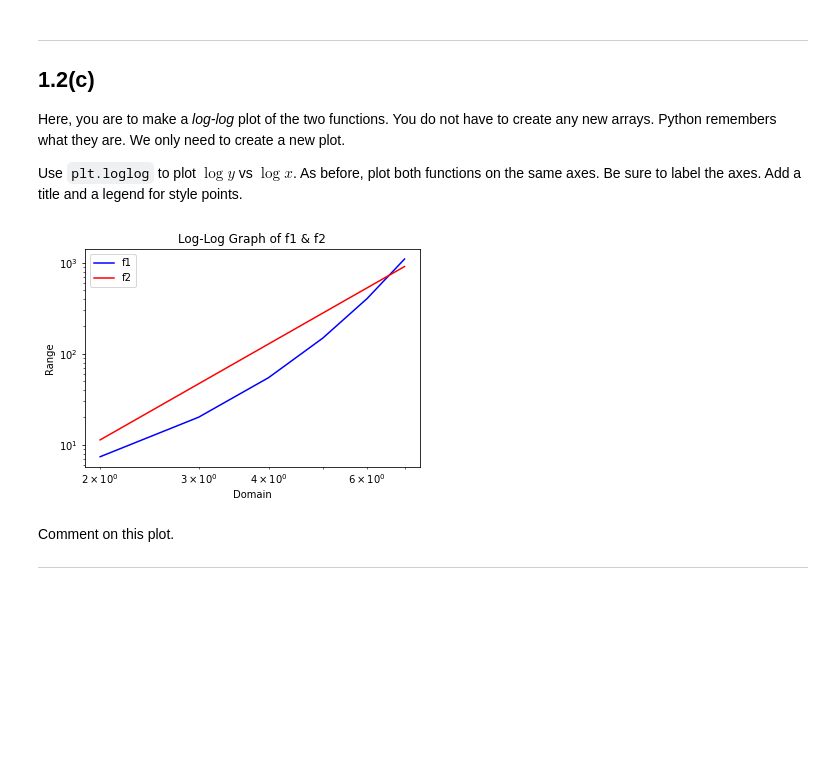
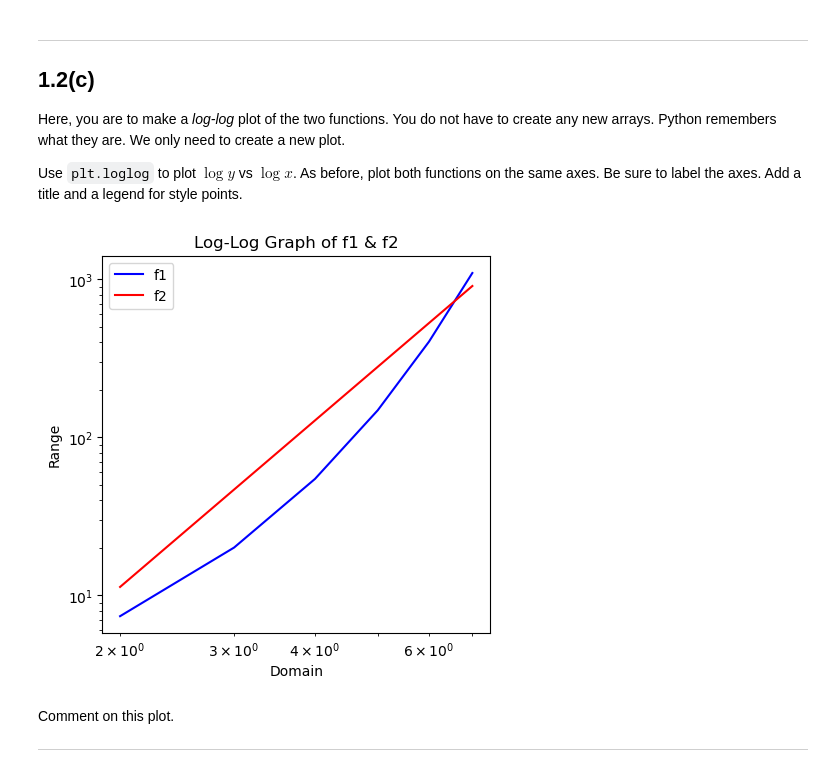
Before and after one commit to NicoBaldovino22/biophysics, a Jupyter notebook: week-01/problem-1.2.ipynb, the cells around one changed output. Drawn from its saved outputs; the diff is of its cells as text; code cells hidden in the pictures; blank space fills up the shorter version.

```diff
--- a/week-01/problem-1.2.ipynb
+++ b/week-01/problem-1.2.ipynb
@@ -35,6 +35,7 @@ Now use `plt.plot` to graph the two functions on the same axes.  Be sure to labe
 # %%
 plt.plot(x,f1,"-b",label="f1");
 plt.plot(x,f2,"-r",label="f2");
+plt.rcParams.update({'figure.figsize':(5,5), 'figure.dpi':100});
 plt.title('Graph of f1 & f2');
 plt.legend(loc="upper left");
 plt.xlabel('Domain');
@@ -50,6 +51,7 @@ Use `plt.semilogy` to plot $\log y$ vs $x$.  As before, plot both functions on t
 # %%
 plt.semilogy(x,f1,"-b",label="f1");
 plt.semilogy(x,f2,"-r",label="f2");
+plt.rcParams.update({'figure.figsize':(5,5), 'figure.dpi':100});
 plt.title('Semilog Graph of f1 & f2');
 plt.legend(loc="upper left");
 plt.xlabel('Domain');
@@ -75,12 +77,13 @@ Use `plt.loglog` to plot $\log y$ vs $\log x$.  As before, plot both functions o
 # %%
 plt.loglog(x,f1,"-b",label="f1");
 plt.loglog(x,f2,"-r",label="f2");
+plt.rcParams.update({'figure.figsize':(5,5), 'figure.dpi':100});
 plt.title('Log-Log Graph of f1 & f2');
 plt.legend(loc="upper left");
 plt.xlabel('Domain');
 plt.ylabel('Range');
 # %% [output]
-[figure, old version]
+[figure, new version]
 # %% [markdown]
 Comment on this plot.
 
```
Also changed, not shown: parts of 2 cells of this notebook.
